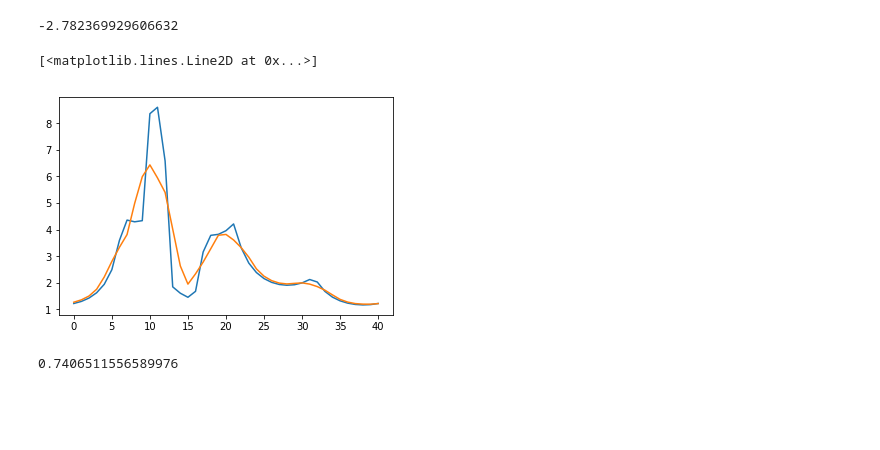
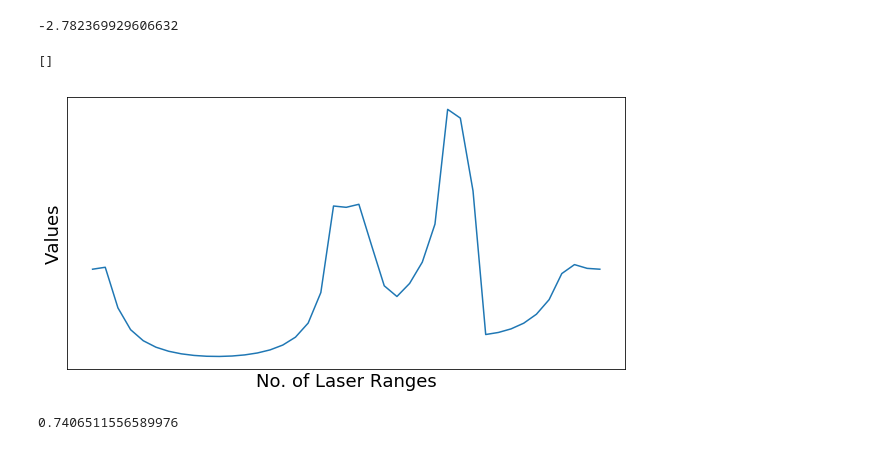
Before and after one commit to ryu-iku/utokyo_robot, a Jupyter notebook: src/data/data_analysis.ipynb, the cells around one changed output. Saved outputs shown, nothing was run; the diff lists cells and outputs as text; code cells hidden in the pictures; blank space fills up the shorter version.

```diff
--- a/src/data/data_analysis.ipynb
+++ b/src/data/data_analysis.ipynb
@@ -141,13 +141,26 @@ for df in data_files:
 dt[0,0]
 # %% [output]
 -2.782369929606632
-# %%
-dt = np.genfromtxt(data_files[4], delimiter=",")
-plt.plot(dt[100,1:])
-plt.plot(moving_average(dt[100,1:], 5))
-# %% [output]
-[<matplotlib.lines.Line2D at 0x...>]
-[figure, removed]
+# %%
+dt = np.genfromtxt(data_files[2], delimiter=",")
+
+fig = plt.figure(figsize=(10, 5))
+
+# plt.plot(moving_average(dt[100,1:], 5))
+
+
+ax = fig.add_subplot(111)
+# ax.set_title('axes title
+ax.plot(dt[0,1:])
+ax.set_xlabel('No. of Laser Ranges',fontsize=18)
+ax.set_ylabel('Values',fontsize=18)
+
+frame1 = plt.gca()
+frame1.axes.get_xaxis().set_ticks([])
+frame1.axes.get_yaxis().set_ticks([])
+# %% [output]
+[]
+[figure, added]
 # %%
 n = 40
 1.5 * (1 - math.sin(2*math.pi/n) / math.sin(4*math.pi/n))
```
Also changed, not shown: parts of 2 cells of this notebook, 4 other files.
